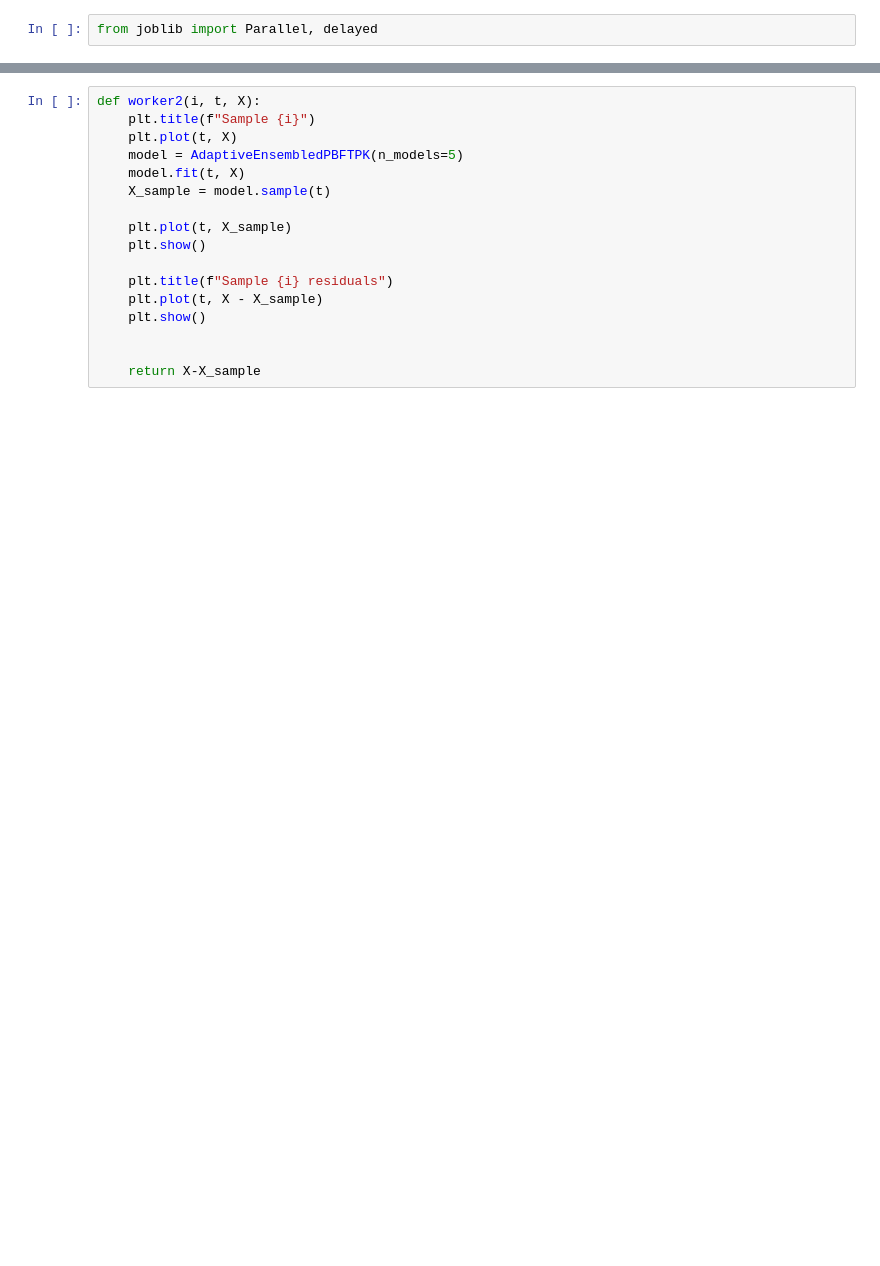
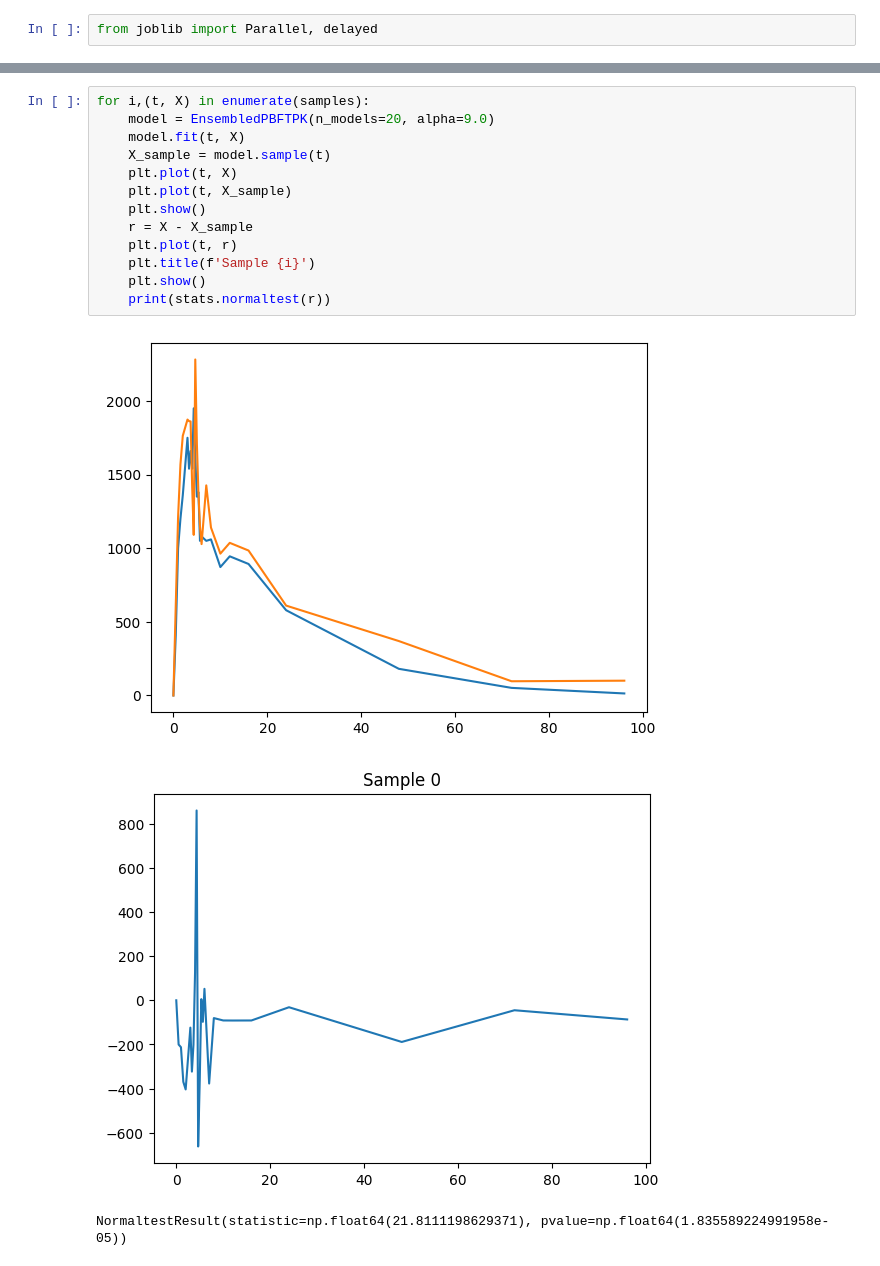
Before and after one commit to LumbaBalumba/yes-science, a Jupyter notebook: modelling.ipynb, the cells around one changed output, grey strips where cells are left out. Cells and saved outputs as stored; diff of their text form; blank space fills up the shorter version.

```diff
--- a/modelling.ipynb
+++ b/modelling.ipynb
@@ -12,17 +15,17 @@ from joblib import Parallel, delayed
 # %%
-def worker2(i, t, X):
-    plt.title(f"Sample {i}")
-    plt.plot(t, X)
-    model = AdaptiveEnsembledPBFTPK(n_models=5)
+for i,(t, X) in enumerate(samples):
+    model = EnsembledPBFTPK(n_models=20, alpha=9.0)
     model.fit(t, X)
     X_sample = model.sample(t)
-
+    plt.plot(t, X)
     plt.plot(t, X_sample)
     plt.show()
-
-    plt.title(f"Sample {i} residuals")
-    plt.plot(t, X - X_sample)
+    r = X - X_sample
+    plt.plot(t, r)
+    plt.title(f'Sample {i}')
     plt.show()
-
-
-    return X-X_sample
+    print(stats.normaltest(r))
+# %% [output]
+[figure, added]
+[figure, added]
+NormaltestResult(statistic=np.float64(21.8111198629371), pvalue=np.float64(1.835589224991958e-05))
```
Also changed, not shown: parts of 6 cells of this notebook, 4 other files.
